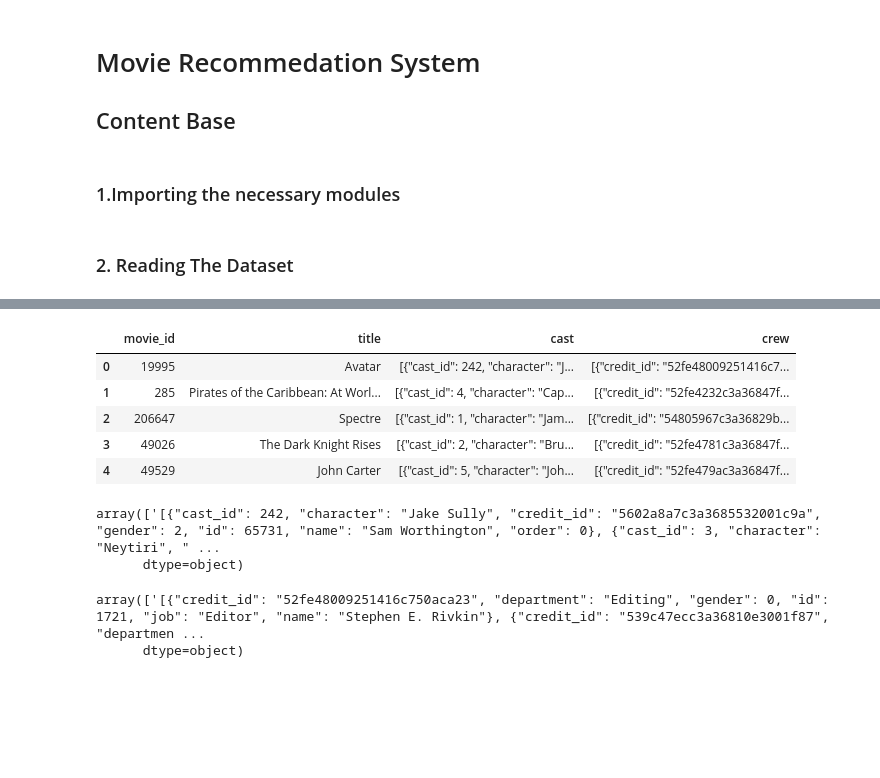
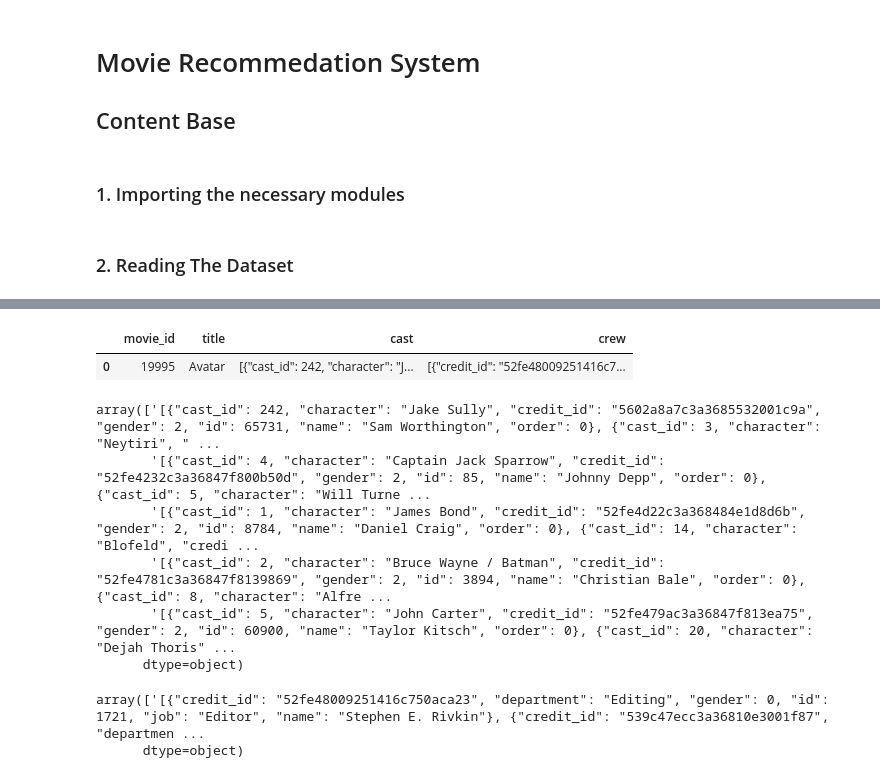
Before and after one commit to its-anuskapalit/Movie_Recommedation_System, a Jupyter notebook: Movie_Recommedation_System.ipynb, the cells around one changed output, grey strips where cells are left out. Saved outputs shown, nothing was run; the diff lists cells and outputs as text; code cells hidden in the pictures; blank space fills up the shorter version.

```diff
--- a/Movie_Recommedation_System.ipynb
+++ b/Movie_Recommedation_System.ipynb
@@ -2,7 +2,7 @@
 # Movie Recommedation System
 ##                  Content Base
 # %% [markdown]
-### 1.Importing the necessary modules
+### 1. Importing the necessary modules
 # %%
 import numpy as np
 import pandas as pd
@@ -21,18 +21,18 @@ movies.head()
 | 3 | 250000000 | [{"id": 28, "name": "Action"}, {"... | http://www.thedarkknightrises.com/ | 49026 | [{"id": 849, "name": "dc comics"}... | en | The Dark Knight Rises | Following the death of District A... | ... |
 | 4 | 260000000 | [{"id": 28, "name": "Action"}, {"... | http://movies.disney.com/john-carter | 49529 | [{"id": 818, "name": "based on no... | en | John Carter | John Carter is a war-weary, forme... | ... |
 # %%
-credits.head()
+credits.head(1)
 # %% [output]
 |  | movie_id | title | cast | crew |
 | 0 | 19995 | Avatar | [{"cast_id": 242, "character": "J... | [{"credit_id": "52fe48009251416c7... |
-| 1 | 285 | Pirates of the Caribbean: At Worl... | [{"cast_id": 4, "character": "Cap... | [{"credit_id": "52fe4232c3a36847f... |
-| 2 | 206647 | Spectre | [{"cast_id": 1, "character": "Jam... | [{"credit_id": "54805967c3a36829b... |
-| 3 | 49026 | The Dark Knight Rises | [{"cast_id": 2, "character": "Bru... | [{"credit_id": "52fe4781c3a36847f... |
-| 4 | 49529 | John Carter | [{"cast_id": 5, "character": "Joh... | [{"credit_id": "52fe479ac3a36847f... |
 # %%
-credits.head(1)['cast'].values
+credits.head()['cast'].values
 # %% [output]
 array(['[{"cast_id": 242, "character": "Jake Sully", "credit_id": "5602a8a7c3a3685532001c9a", "gender": 2, "id": 65731, "name": "Sam Worthington", "order": 0}, {"cast_id": 3, "character": "Neytiri", " ...
+       '[{"cast_id": 4, "character": "Captain Jack Sparrow", "credit_id": "52fe4232c3a36847f800b50d", "gender": 2, "id": 85, "name": "Johnny Depp", "order": 0}, {"cast_id": 5, "character": "Will Turne ...
+       '[{"cast_id": 1, "character": "James Bond", "credit_id": "52fe4d22c3a368484e1d8d6b", "gender": 2, "id": 8784, "name": "Daniel Craig", "order": 0}, {"cast_id": 14, "character": "Blofeld", "credi ...
+       '[{"cast_id": 2, "character": "Bruce Wayne / Batman", "credit_id": "52fe4781c3a36847f8139869", "gender": 2, "id": 3894, "name": "Christian Bale", "order": 0}, {"cast_id": 8, "character": "Alfre ...
+       '[{"cast_id": 5, "character": "John Carter", "credit_id": "52fe479ac3a36847f813ea75", "gender": 2, "id": 60900, "name": "Taylor Kitsch", "order": 0}, {"cast_id": 20, "character": "Dejah Thoris" ...
       dtype=object)
 # %%
 credits.head(1)['crew'].values
```
Also changed, not shown: parts of 23 cells of this notebook.
